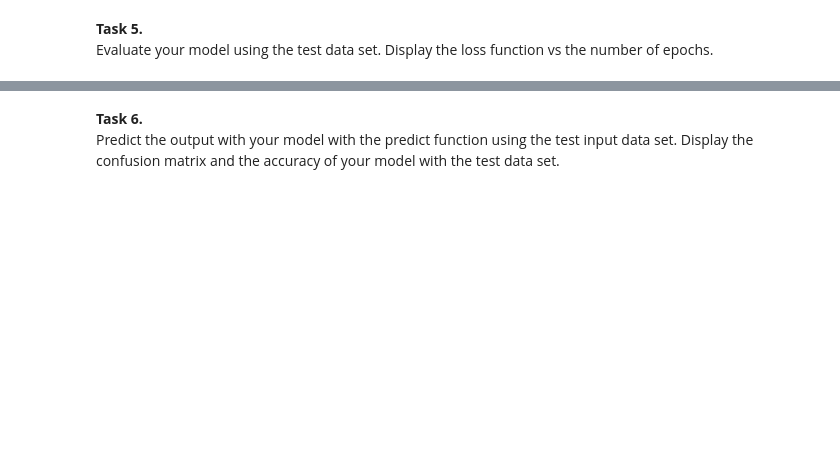
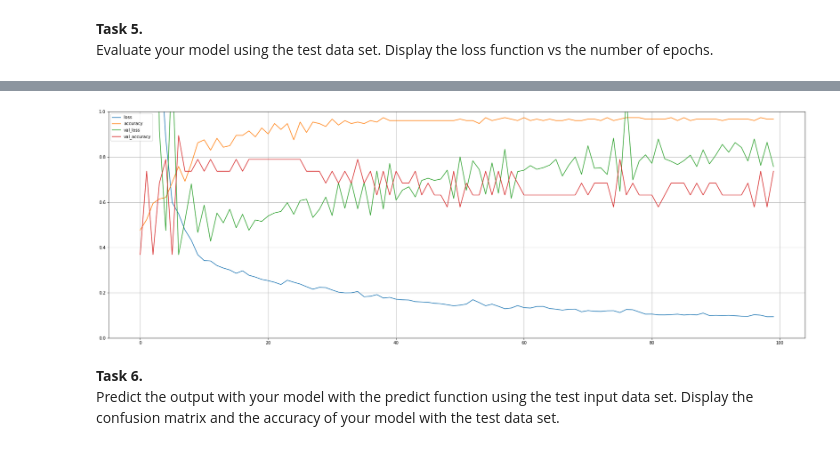
Before and after one commit to loujjj/Machine-Learning, a Jupyter notebook: PCT02.ipynb, the cells around one changed output, grey strips where cells are left out. Cells and saved outputs as stored; diff of their text form; code cells hidden in the pictures; blank space fills up the shorter version.

```diff
--- a/PCT02.ipynb
+++ b/PCT02.ipynb
@@ -87,10 +97,12 @@ Using the *train_test_split()* function, split the training data, validation dat
 Assign training input data to the *X_train* and the label input data to *y_train*. Assign validation input data to the *X_val* and the label input data to *y_val*. Assign test input data to the *X_test* and the label input data to *y_test*.
 # %%
 # Write down the values here
-trainRatio =
-valRatio =
-testRatio =
+trainRatio = 80/100
+valRatio = 10/100
+testRatio = 10/100
 
 # Split the training, validation and test data. Write your code below this line.
+X_train, X_test, y_train, y_test = train_test_split(X, y, test_size = 1 - trainRatio)
+X_val, X_test, y_val, y_test = train_test_split(X_test, y_test, test_size = testRatio/(testRatio + valRatio))
 # %%
 print(X_val.shape)
@@ -106,0 +123,8 @@ Set up your network *model*. Use three layers - an input layer, a hidden layer a
+# %%
+# Write your code here.
+model = Sequential([
+    keras.layers.Input(shape = X_train.shape[1:]),
+    keras.layers.Dense(5201, activation='sigmoid'),
+    keras.layers.Dense(2, activation='softmax')
+])
+model.summary()
@@ -110,9 +148,13 @@ Set up your network *model*. Use three layers - an input layer, a hidden layer a
 Compile your model using the *compile* function, and set up the optimizer and the loss. You can find the various loss functions you can use in this [weblink](https://keras.io/api/losses/). Use 'accuracy' as the metric.
 # %%
 # Write your code here.
+model.compile(optimizer = 'adam',
+              loss = keras.losses.CategoricalCrossentropy(),
+              metrics=['accuracy'])
 # %% [markdown]
 **Task 4.**
 <br>
 Train your model using the fit function. You may select your own number of epochs. Choose verbose = 1. You will need to assign the output to the variable history, so that you'll be able to see what happens during the training.
 # %%
 # Write your code here.
+history = model.fit(X_train, y_train, epochs=100, validation_data=(X_val, y_val), verbose=1)
@@ -124,0 +183,9 @@ Evaluate your model using the test data set. Display the loss function vs the nu
+# %%
+# Write your code here.
+model.evaluate(X_test, y_test)
+
+pd.DataFrame(history.history).plot(figsize=(30,10))
+plt.grid(True)
+plt.gca().set_ylim(0,1)
+plt.show()
+# %% [output]
@@ -125,3 +193,4 @@ Evaluate your model using the test data set. Display the loss function vs the nu
+[figure, added]
 # %% [markdown]
 **Task 6.**
 <br>
```
Also changed, not shown: parts of 18 cells of this notebook.
